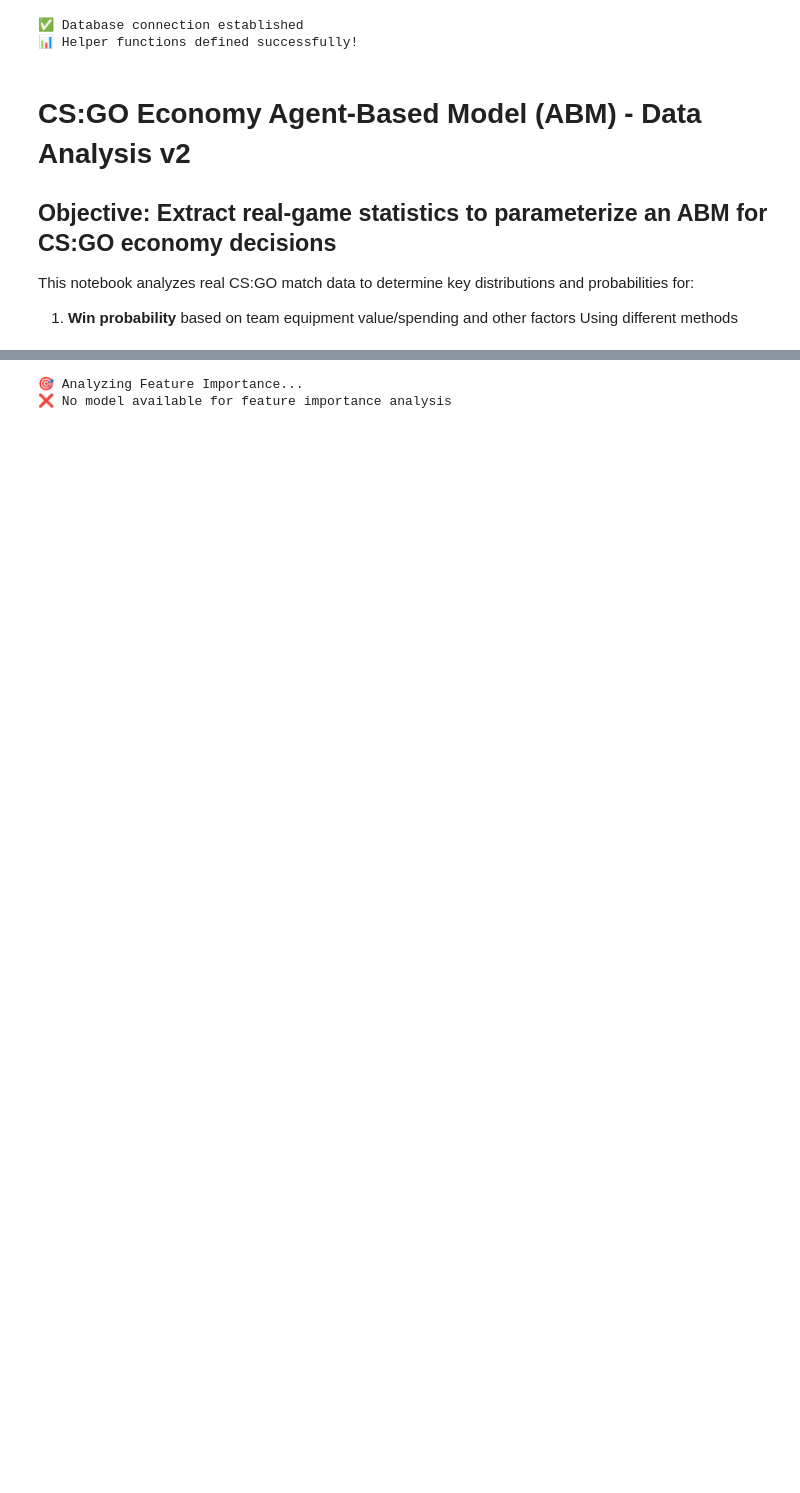
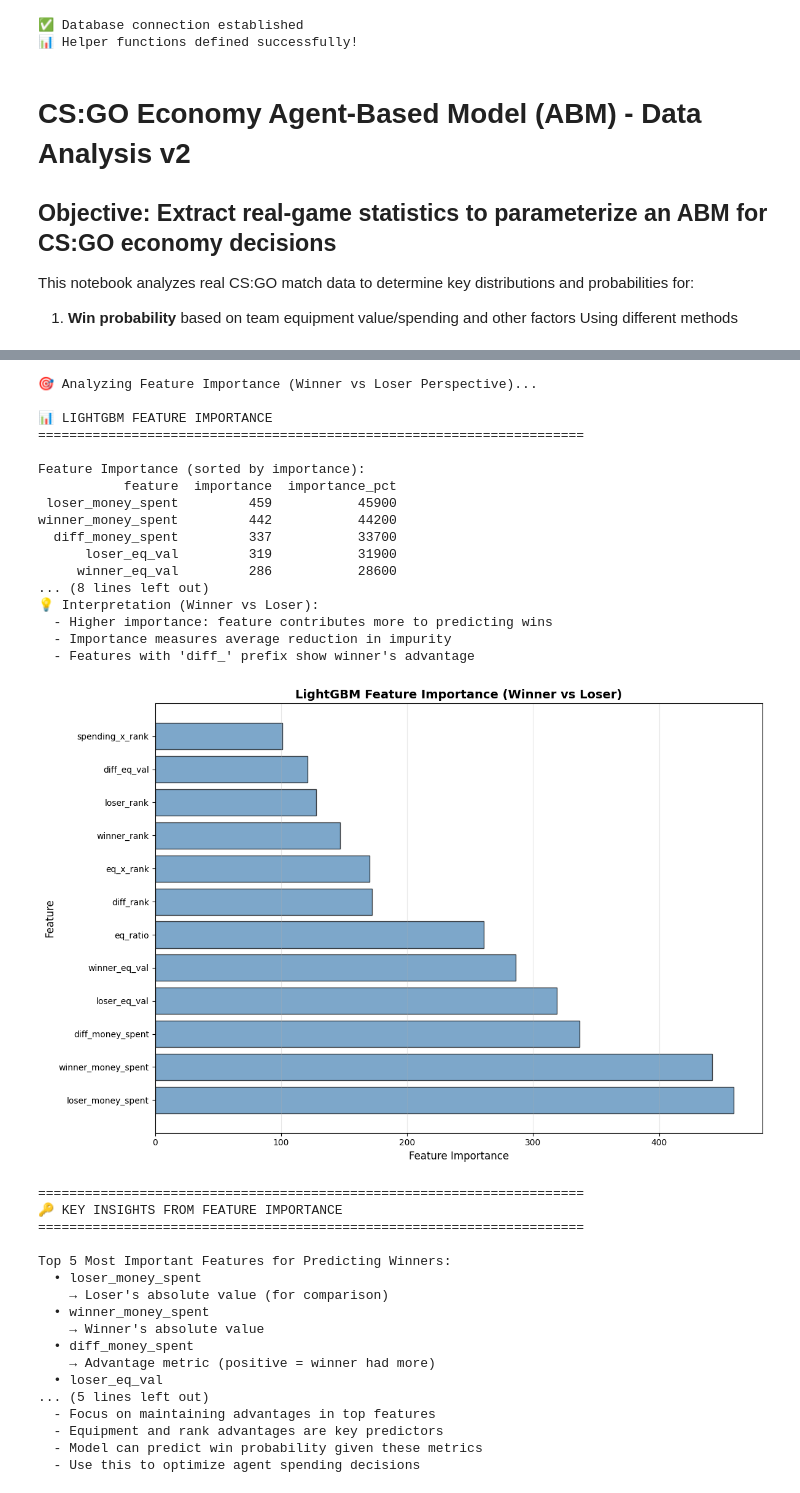
Before and after one commit to petz15/csgo_parser_analytics, a Jupyter notebook: abm_v2.ipynb, the cells around one changed output, grey strips where cells are left out. Saved outputs shown, nothing was run; the diff lists cells and outputs as text; code cells hidden in the pictures; blank space fills up the shorter version.

```diff
--- a/abm_v2.ipynb
+++ b/abm_v2.ipynb
@@ -497,7 +641,7 @@ else:
 # %%
-# 5. Feature Importance Analysis
+# 5. Feature Importance Analysis - WINNER vs LOSER
 
-print("🎯 Analyzing Feature Importance...")
+print("🎯 Analyzing Feature Importance (Winner vs Loser Perspective)...")
 
 if best_model_name is not None and len(trained_models) > 0:
     best_model = trained_models[best_model_name]
@@ -521,11 +665,11 @@ if best_model_name is not None and len(trained_models) > 0:
         print("\nFeature Coefficients (sorted by absolute value):")
         print(importance_df.to_string(index=False))
 
-        print("\n💡 Interpretation:")
-        print("  - Positive coefficient: increases win probability")
-        print("  - Negative coefficient: decreases win probability")
-        print("  - Odds ratio > 1: multiplicative increase in odds")
-        print("  - Odds ratio < 1: multiplicative decrease in odds")
+        print("\n💡 Interpretation (Winner Perspective):")
+        print("  - Positive coefficient: increases probability of winning")
+        print("  - Negative coefficient: decreases probability of winning")
+        print("  - Odds ratio > 1: multiplicative increase in win odds")
+        print("  - Odds ratio < 1: multiplicative decrease in win odds")
 
         # Plot coefficients
         plt.figure(figsize=(12, 8))
@@ -533,13 +677,13 @@ if best_model_name is not None and len(trained_models) > 0:
         plt.barh(importance_df['feature'], importance_df['coefficient'], color=colors, alpha=0.7, edgecolor='black')
         plt.xlabel('Coefficient Value', fontsize=12)
         plt.ylabel('Feature', fontsize=12)
-        plt.title('Logistic Regression Coefficients', fontsize=14, fontweight='bold')
+        plt.title('Logistic Regression Coefficients (Winner vs Loser)', fontsize=14, fontweight='bold')
         plt.axvline(x=0, color='black', linestyle='-', linewidth=1)
         plt.grid(True, alpha=0.3, axis='x')
         plt.tight_layout()
         plt.show()
 
-    elif best_model_name in ['Random Forest', 'Gradient Boosting']:
+    elif best_model_name in ['Random Forest', 'Gradient Boosting', 'LightGBM', 'XGBoost']:
         # For tree-based models, use feature importance
         print(f"\n📊 {best_model_name.upper()} FEATURE IMPORTANCE")
         print("="*70)
@@ -555,40 +699,82 @@ if best_model_name is not None and len(trained_models) > 0:
         }).sort_values('importance', ascending=False)
 
         print("\nFeature Importance (sorted by importance):")
         print(importance_df.to_string(index=False))
 
-        print("\n💡 Interpretation:")
-        print("  - Higher importance: feature contributes more to predictions")
+        print("\n💡 Interpretation (Winner vs Loser):")
+        print("  - Higher importance: feature contributes more to predicting wins")
         print("  - Importance measures average reduction in impurity")
+        print("  - Features with 'diff_' prefix show winner's advantage")
 
         # Plot importance
         plt.figure(figsize=(12, 8))
         plt.barh(importance_df['feature'], importance_df['importance'],
                 color='steelblue', alpha=0.7, edgecolor='black')
         plt.xlabel('Feature Importance', fontsize=12)
         plt.ylabel('Feature', fontsize=12)
-        plt.title(f'{best_model_name} Feature Importance', fontsize=14, fontweight='bold')
+        plt.title(f'{best_model_name} Feature Importance (Winner vs Loser)', fontsize=14, fontweight='bold')
         plt.grid(True, alpha=0.3, axis='x')
         plt.tight_layout()
         plt.show()
 
     # Summary of key insights
     print("\n" + "="*70)
     print("🔑 KEY INSIGHTS FROM FEATURE IMPORTANCE")
     print("="*70)
 
     top_features = importance_df.head(5)
-    print("\nTop 5 Most Important Features:")
+    print("\nTop 5 Most Important Features for Predicting Winners:")
     for idx, row in top_features.iterrows():
-        print(f"  {row['feature']}")
+        feature_name = row['feature']
+        print(f"  • {feature_name}")
+        if 'diff_' in feature_name:
+            print(f"    → Advantage metric (positive = winner had more)")
+        elif 'winner_' in feature_name:
+            print(f"    → Winner's absolute value")
+        elif 'loser_' in feature_name:
+            print(f"    → Loser's absolute value (for comparison)")
 
     print("\n💡 For ABM Implementation:")
-    print("  - Focus calibration on top 3-5 features")
-    print("  - Equipment differences and rank interactions are likely critical")
-    print("  - Use these features for scenario sensitivity analysis")
+    print("  - Focus on maintaining advantages in top features")
+    print("  - Equipment and rank advantages are key predictors")
+    print("  - Model can predict win probability given these metrics")
+    print("  - Use this to optimize agent spending decisions")
 
 else:
     print("❌ No model available for feature importance analysis")
 # %% [output]
-🎯 Analyzing Feature Importance...
-❌ No model available for feature importance analysis
+🎯 Analyzing Feature Importance (Winner vs Loser Perspective)...
+
+📊 LIGHTGBM FEATURE IMPORTANCE
+======================================================================
+
+Feature Importance (sorted by importance):
+           feature  importance  importance_pct
+ loser_money_spent         459           45900
+winner_money_spent         442           44200
+  diff_money_spent         337           33700
+      loser_eq_val         319           31900
+     winner_eq_val         286           28600
+... (8 lines left out)
+💡 Interpretation (Winner vs Loser):
+  - Higher importance: feature contributes more to predicting wins
+  - Importance measures average reduction in impurity
+  - Features with 'diff_' prefix show winner's advantage
+[figure, added]
+======================================================================
+🔑 KEY INSIGHTS FROM FEATURE IMPORTANCE
+======================================================================
+
+Top 5 Most Important Features for Predicting Winners:
+  • loser_money_spent
+    → Loser's absolute value (for comparison)
+  • winner_money_spent
+    → Winner's absolute value
+  • diff_money_spent
+    → Advantage metric (positive = winner had more)
+  • loser_eq_val
+... (5 lines left out)
+  - Focus on maintaining advantages in top features
+  - Equipment and rank advantages are key predictors
+  - Model can predict win probability given these metrics
+  - Use this to optimize agent spending decisions
```
Also changed, not shown: parts of 11 cells of this notebook, 3 other files.
